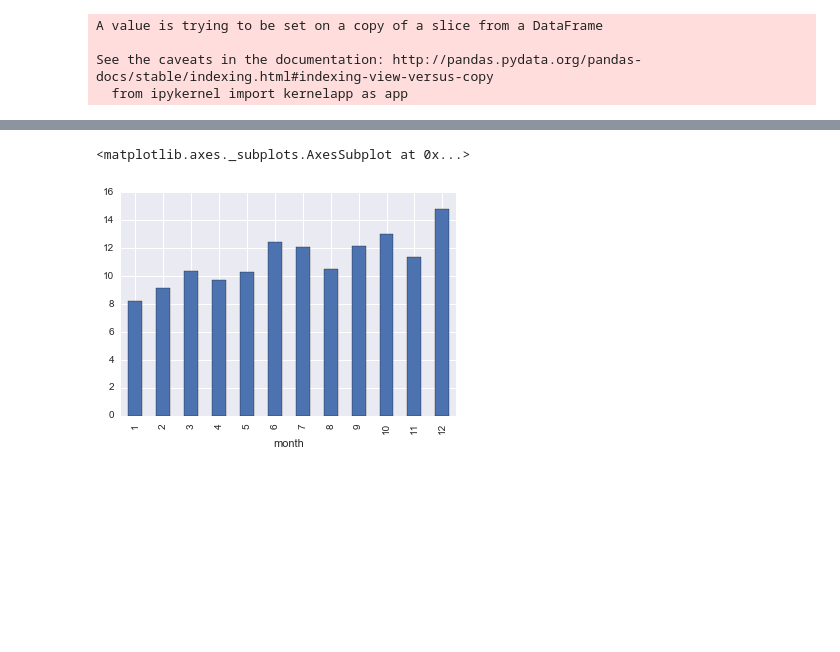
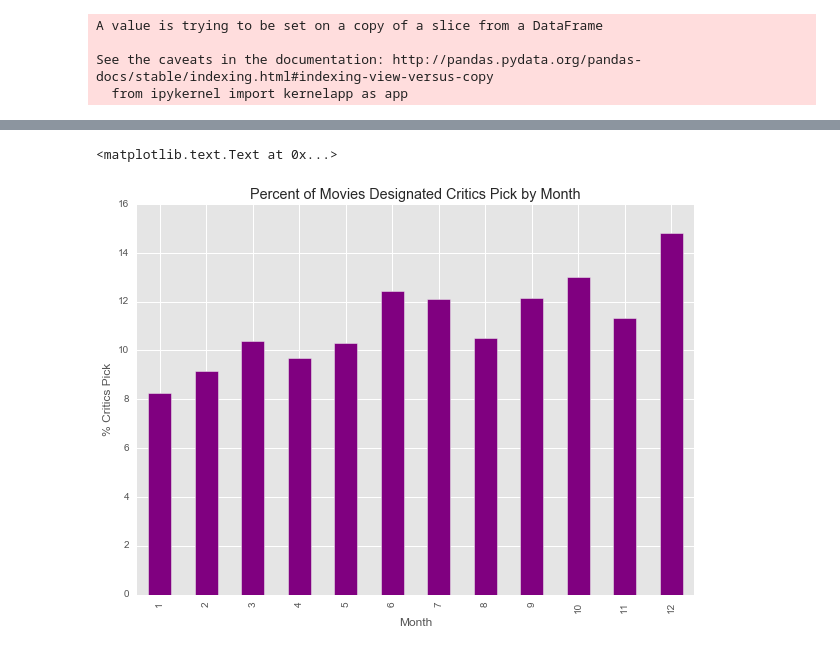
Before and after one commit to cmgerr/NYT-Movie-Reviews, a Jupyter notebook: Data_Cleaning_and_Exploration/NYT_Reviews_Cleaning_EDA.ipynb, the cells around one changed output, grey strips where cells are left out. Saved outputs shown, nothing was run; the diff lists cells and outputs as text; code cells hidden in the pictures; blank space fills up the shorter version.

```diff
--- a/Data_Cleaning_and_Exploration/NYT_Reviews_Cleaning_EDA.ipynb
+++ b/Data_Cleaning_and_Exploration/NYT_Reviews_Cleaning_EDA.ipynb
@@ -4,6 +4,8 @@ import numpy as np
 import matplotlib.pyplot as plt
 import seaborn as sns
 %matplotlib inline
+import matplotlib
+matplotlib.style.use('ggplot')
 import re
 # %%
 df = pd.read_csv('../../NYT_full_reviews.csv')
@@ -18,7 +20,9 @@ Index([u'byline', u'critics_pick', u'date_updated', u'display_title',
        u'full_review_text'],
       dtype='object')
 # %%
-df.drop(['date_updated', 'headline', 'link_suggested_link_text', 'link_type', 'multimedia_height', 'multimedia_src', 'multimedia_type', 'multimedia_width', 'link_url', 'multimedia'], axis=1, inplace=True)
+df.drop(['date_updated', 'headline', 'link_suggested_link_text', 'link_type',
+         'multimedia_height', 'multimedia_src', 'multimedia_type', 'multimedia_width',
+         'link_url', 'multimedia'], axis=1, inplace=True)
 # %%
 df.info()
 # %% [output]
@@ -40,6 +42,5 @@ memory usage: 2.0+ MB
 # %%
 df['publication_date'] = pd.to_datetime(df['publication_date'])
-df['date_updated'] = pd.to_datetime(df['date_updated'])
 # %%
 df.set_index('publication_date', inplace=True)
 # %%
@@ -160,10 +192,14 @@ df_recent.fillna({'mpaa_rating': 'unknown'}, axis=0, inplace=True)
 # %%
 # look at % of movies that are critic's picks by month
 grouped = df.groupby(by = 'month')
-(100* grouped['critics_pick'].sum()/grouped['critics_pick'].count()).plot(kind='bar')
+plt.figure(figsize = (10,7))
+(100* grouped['critics_pick'].sum()/grouped['critics_pick'].count()).plot(kind='bar', color = 'purple')
+plt.xlabel('Month')
+plt.ylabel('% Critics Pick')
+plt.title('Percent of Movies Designated Critics Pick by Month')
 # %% [output]
-<matplotlib.axes._subplots.AxesSubplot at 0x...>
+<matplotlib.text.Text at 0x...>
-[figure, old version]
+[figure, new version]
 # %%
 # save cleaned file for reviews after 2000
 df_recent.to_csv('../../NYT_Reviews_Cleaned.csv', encoding='utf-8')
```
Also changed, not shown: parts of 7 cells of this notebook, 1 other file.
